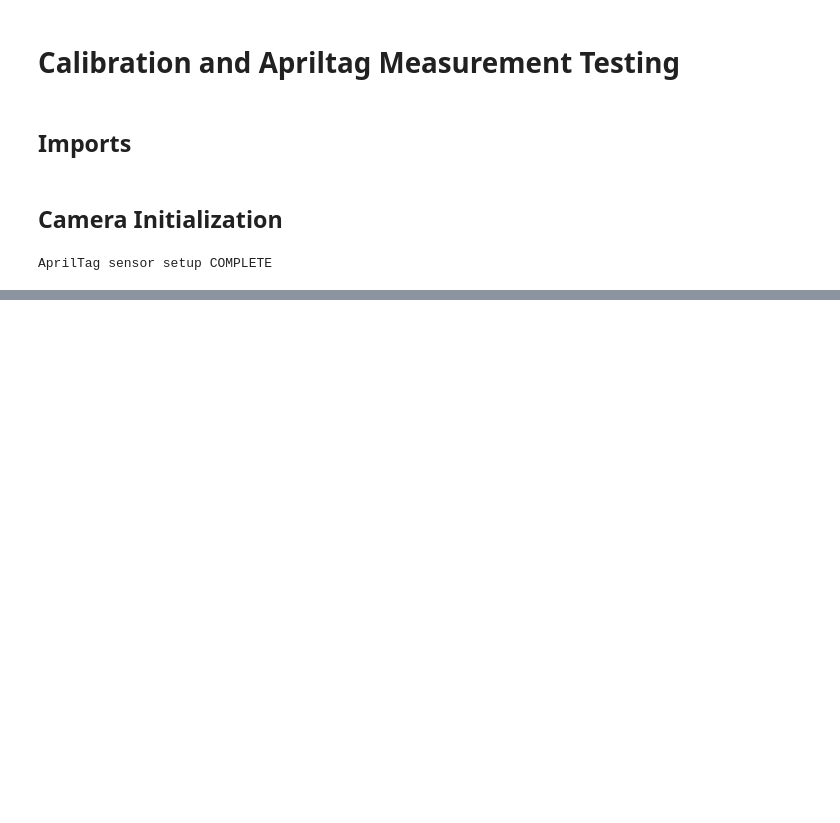
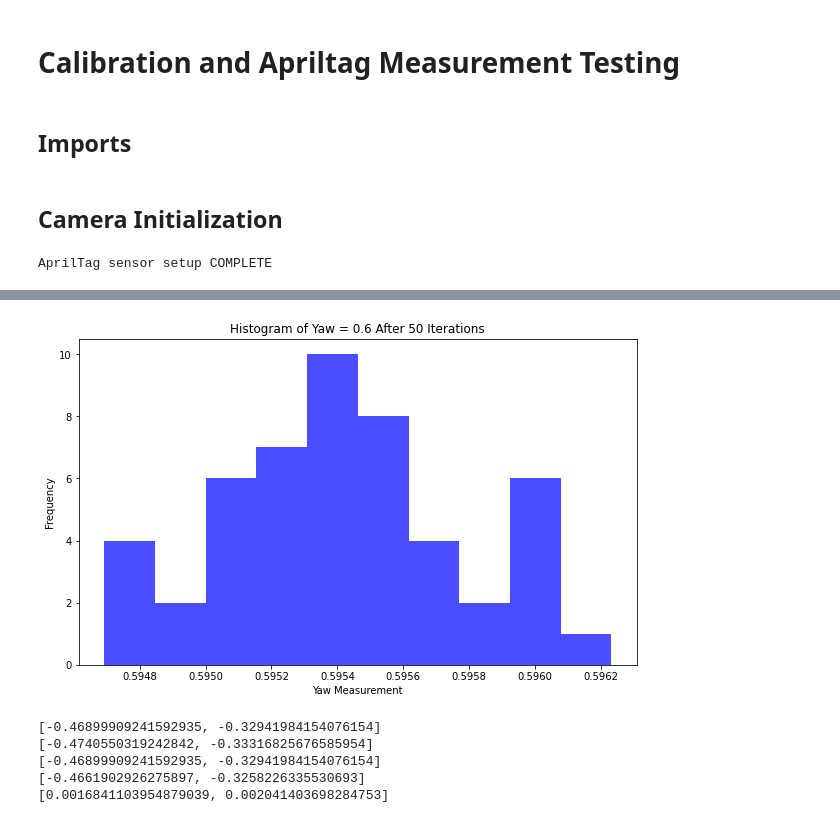
Before and after one commit to andrew-quintana/DeliveryRobot, a Jupyter notebook: deliveryrobot/robot/psi_investigation.ipynb, the cells around one changed output, grey strips where cells are left out. Cells and saved outputs as stored; diff of their text form; code cells hidden in the pictures; blank space fills up the shorter version.

```diff
--- a/deliveryrobot/robot/psi_investigation.ipynb
+++ b/deliveryrobot/robot/psi_investigation.ipynb
@@ -47,0 +87,34 @@ Pose [[ 0.75920564 -0.00857753 -0.6507943  -0.00661779]
+# %%
+count = 0
+
+yaw_n = []
+
+while count < 50:
+    april_img = robot.take_picture(image_dir + "/testing/apriltagsensor_test/")
+    measurements={}
+    sensor.detect(april_img, measurements)
+    #print(f"{measurements['1'][0]}\t{measurements['1'][1]}\t{measurements['1'][2]}")
+    yaw_n.append(measurements['1'][2])
+    count += 1
+
+yaw_n = np.array(yaw_n)
+yaw.append(np.mean(yaw_n))
+yaw_min.append(np.min(yaw_n))
+yaw_mean.append(np.mean(yaw_n))
+yaw_max.append(np.max(yaw_n))
+yaw_stdev.append(np.std(yaw_n))
+
+# After the loop, create a histogram
+plt.figure(figsize=(10, 6))
+plt.hist(yaw_n, bins=10, color='blue', alpha=0.7)
+
+# Add titles and labels
+plt.title(f'Histogram of Yaw = {actual_measurements[meas_idx]} After 50 Iterations')
+plt.xlabel('Yaw Measurement')
+plt.ylabel('Frequency')
+
+# Show the plot
+plt.savefig(f"psi_{actual_measurements[meas_idx]}_distribution.png")
+
+meas_idx += 1
+# %% [output]
@@ -47,0 +138,13 @@ Pose [[ 0.75920564 -0.00857753 -0.6507943  -0.00661779]
+[figure, added]
+# %%
+print(yaw)
+print(yaw_min)
+print(yaw_mean)
+print(yaw_max)
+print(yaw_stdev)
+# %% [output]
+[-0.46899909241592935, -0.32941984154076154]
+[-0.4740550319242842, -0.33316825676585954]
+[-0.46899909241592935, -0.32941984154076154]
+[-0.4661902926275897, -0.3258226335530693]
+[0.0016841103954879039, 0.002041403698284753]
```
Also changed, not shown: parts of 15 cells of this notebook, 11 other files.
